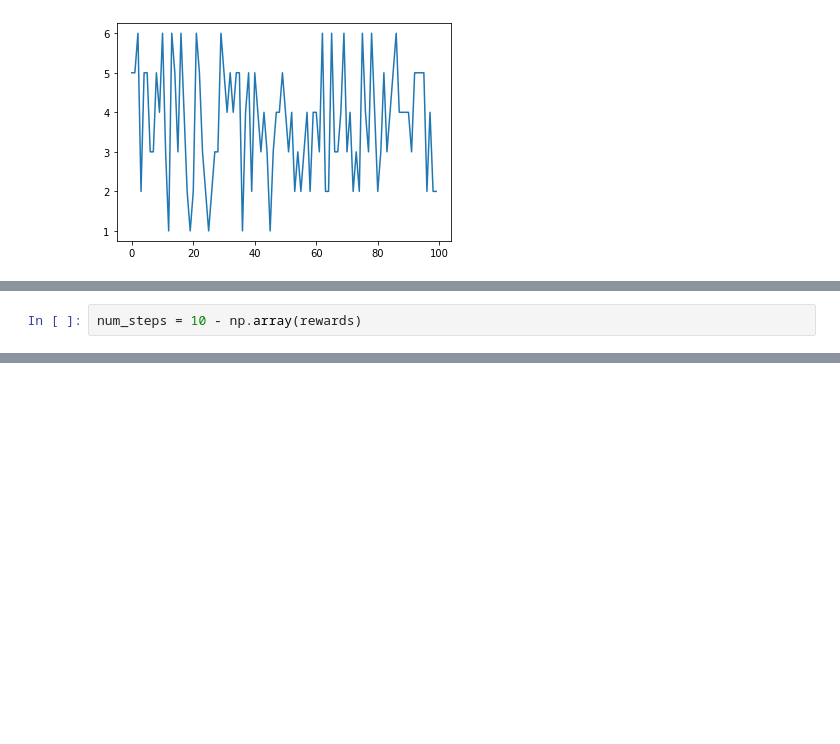
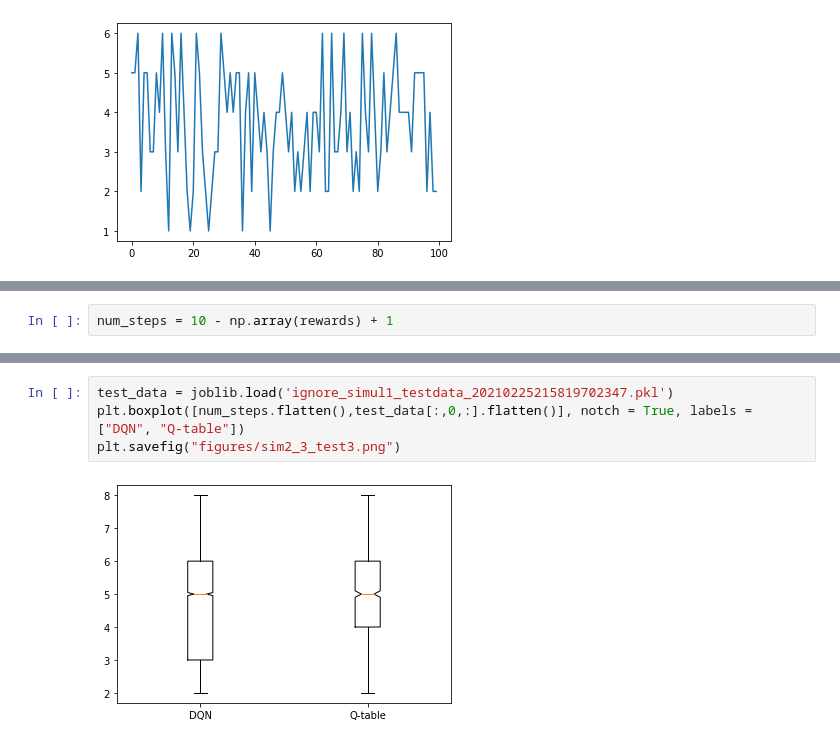
Before and after one commit to FMZennaro/CTF-SQL, a Jupyter notebook: Analysis2_3.ipynb, the cells around one changed output, grey strips where cells are left out. Drawn from its saved outputs; the diff is of its cells as text; blank space fills up the shorter version.

```diff
--- a/Analysis2_3.ipynb
+++ b/Analysis2_3.ipynb
@@ -126,4 +128,4 @@ plt.legend()
 # %%
-num_steps = 10 - np.array(rewards)
+num_steps = 10 - np.array(rewards) + 1
 # %%
 plt.boxplot(num_steps.T, notch = True)
@@ -137,0 +135,6 @@ plt.plot()
+# %%
+test_data = joblib.load('ignore_simul1_testdata_20210225215819702347.pkl')
+plt.boxplot([num_steps.flatten(),test_data[:,0,:].flatten()], notch = True, labels = ["DQN", "Q-table"])
+plt.savefig("figures/sim2_3_test3.png")
+# %% [output]
+[figure, added]
```
Also changed, not shown: parts of 4 cells of this notebook, 10 other files.
